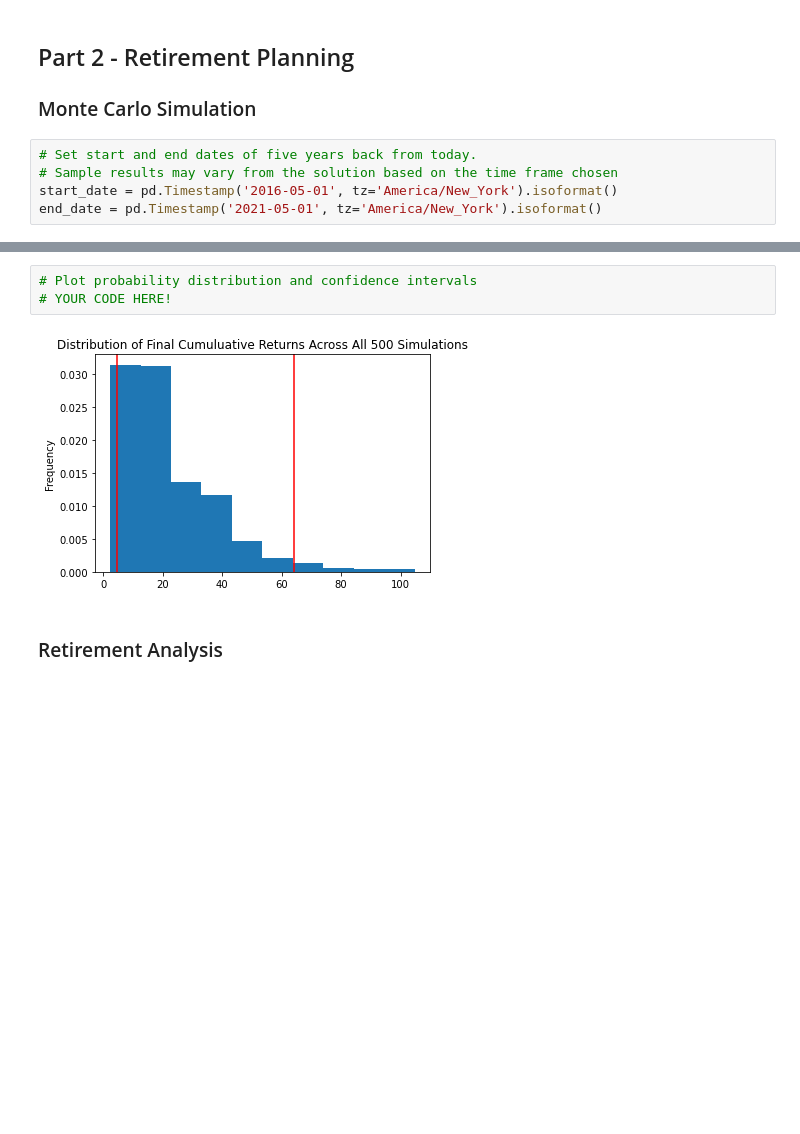
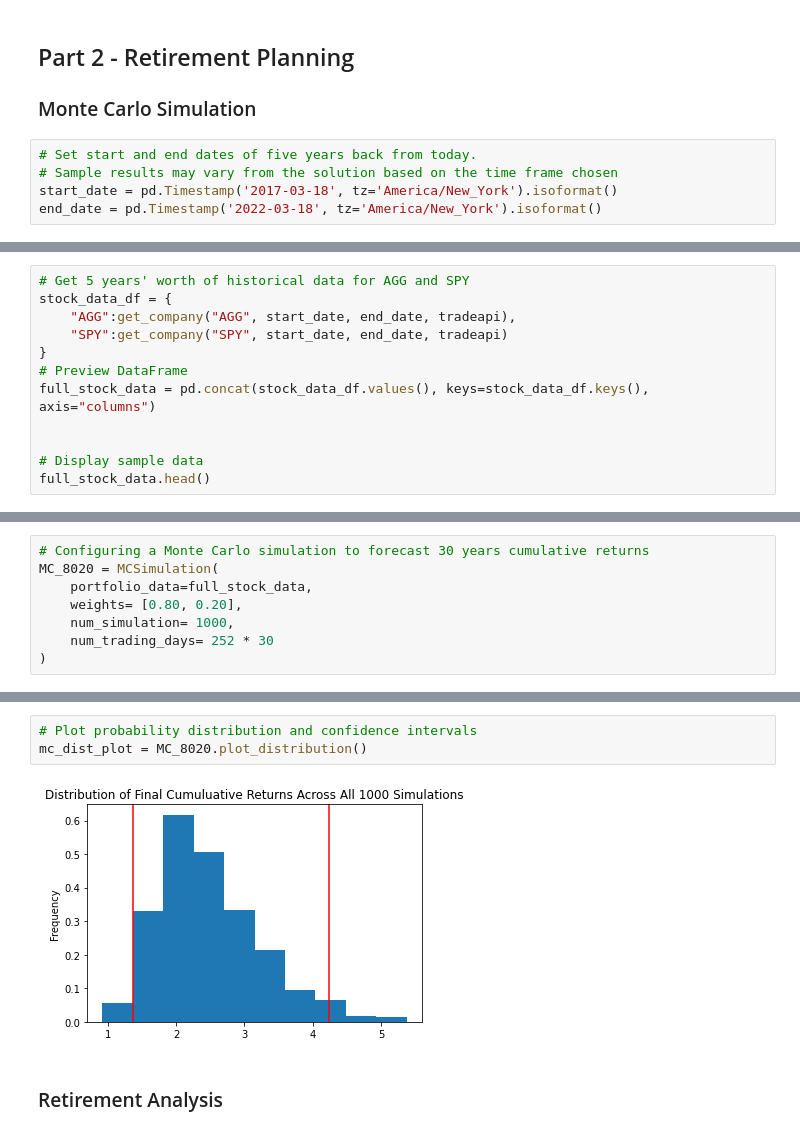
Before and after one commit to a-altman/api-financial-planning, a Jupyter notebook: financial-planner.ipynb, the cells around one changed output, grey strips where cells are left out. Saved outputs shown, nothing was run; the diff lists cells and outputs as text; blank space fills up the shorter version.

Commit message:
part 2 retirement planning monte carlo simulation

```diff
--- a/financial-planner.ipynb
+++ b/financial-planner.ipynb
@@ -169,5 +169,5 @@ Congratulations! Your total savings of $108755.72 is enough money in case of an
 # %%
 # Set start and end dates of five years back from today.
 # Sample results may vary from the solution based on the time frame chosen
-start_date = pd.Timestamp('2016-05-01', tz='America/New_York').isoformat()
-end_date = pd.Timestamp('2021-05-01', tz='America/New_York').isoformat()
+start_date = pd.Timestamp('2017-03-18', tz='America/New_York').isoformat()
+end_date = pd.Timestamp('2022-03-18', tz='America/New_York').isoformat()
@@ -189,0 +174,12 @@ df_stock_data.head()
+# %%
+# Get 5 years' worth of historical data for AGG and SPY
+stock_data_df = {
+    "AGG":get_company("AGG", start_date, end_date, tradeapi),
+    "SPY":get_company("SPY", start_date, end_date, tradeapi)
+}
+# Preview DataFrame
+full_stock_data = pd.concat(stock_data_df.values(), keys=stock_data_df.keys(), axis="columns")
+
+
+# Display sample data
+full_stock_data.head()
@@ -189,0 +195,8 @@ df_stock_data.head()
+# %%
+# Configuring a Monte Carlo simulation to forecast 30 years cumulative returns
+MC_8020 = MCSimulation(
+    portfolio_data=full_stock_data,
+    weights= [0.80, 0.20],
+    num_simulation= 1000,
+    num_trading_days= 252 * 30
+)
@@ -244,8 +223,8 @@ Running Monte Carlo simulation number 490.
 # %%
 # Plot probability distribution and confidence intervals
-# YOUR CODE HERE!
+mc_dist_plot = MC_8020.plot_distribution()
 # %% [output]
-[figure, old version]
+[figure, new version]
 # %% [markdown]
 ### Retirement Analysis
 # %%
```
Also changed, not shown: parts of 12 cells of this notebook.
